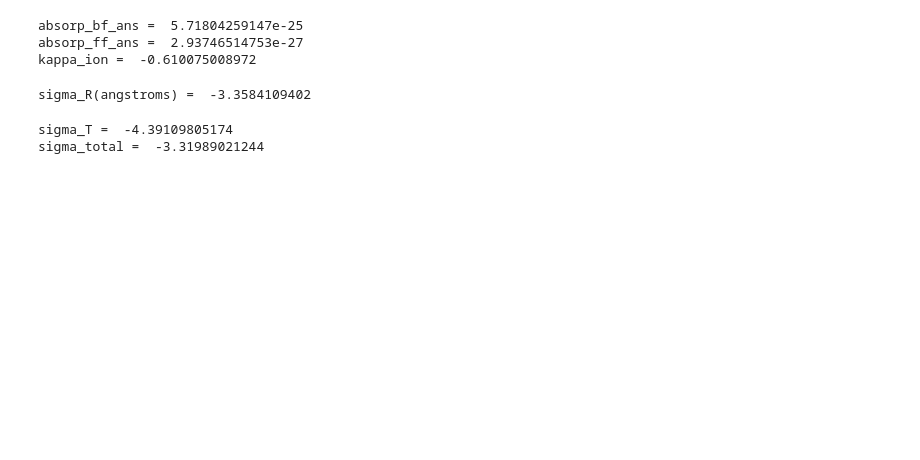
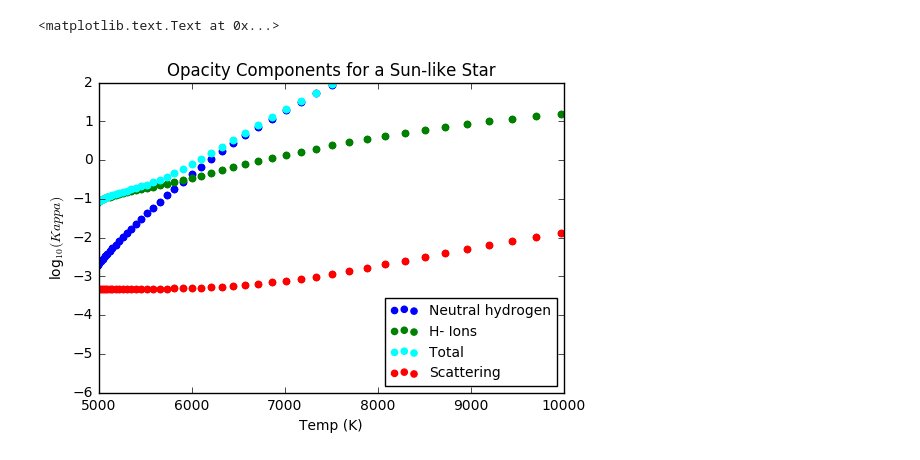
Before and after one commit to lockepatton/ContinuousOpacities, a Jupyter notebook: opacity_model.ipynb, the cells around one changed output. Cells and saved outputs as stored; diff of their text form; code cells hidden in the pictures; blank space fills up the shorter version.

Commit message:
Adding new opacity model. Added Vega data and made plots. Fixed a few errors

```diff
--- a/opacity_model.ipynb
+++ b/opacity_model.ipynb
@@ -127,43 +155,61 @@ absorp_H =  -25.1507410977
 # %%
 k_star = 0.00680133 + 0.178708*(5.) + 0.164790*(5.**2) - 0.024842*(5.**3) + (5.**4)*5.95244*10**(-4)
+k_star_vega = 0.00680133 + 0.178708*(7.) + 0.164790*(7.**2) - 0.024842*(7.**3) + (7.**4)*5.95244*10**(-4)
 
 #Bound-free absorption coefficient
-def absorp_bf(P,T):
-    absorp_bf_ans = (10**(-26)) * 10**P * 0.4158*(Theta(T))**(5./2.) * np.exp(1.726*(Theta(T))) * (1-np.exp((-h*v)/k*T)) * k_star
+def absorp_bf(P,T,v,k_star):
+    absorp_bf_ans = (10.**(-26)) * (10.**P) * 0.4158*((Theta(T))**(5./2.)) * np.exp(1.726*(Theta(T))) * (1-np.exp((-h*v)/(k*T))) * k_star
     return absorp_bf_ans
 #Free-free absorption coefficient
-def absorp_ff(P,T):
-    absorp_ff_ans = (10**(-26)) * 10**P * (0.0053666 - 0.011493*(Theta(T)) + 0.027029*(Theta(T))**(2) - (3.2062 - 11.924*(Theta(T)) + 5.939*(Theta(T))**(2))*(l/(10**6)) - (0.40192 - 7.0355*(Theta(T)) + 0.34592*(Theta(T))**(2))*((l**2)/(10**9)))
+def absorp_ff(P,T,l):
+    absorp_ff_ans = (10.**(-26)) * (10.**P) * (0.0053666 - 0.011493*(Theta(T)) + 0.027029*((Theta(T))**(2)) - (3.2062 - 11.924*(Theta(T)) + 5.939*((Theta(T))**(2)))*(l/(10**6)) - (0.40192 - 7.0355*(Theta(T)) + 0.34592*((Theta(T))**(2)))*((l**2)/(10**9)))
     return absorp_ff_ans
 
-print 'absorp_bf_ans = ', absorp_bf(P_test, T_test)
-print 'absorp_ff_ans = ', absorp_ff(P_test, T_test)
+#ionized hydrogen absorption coefficient for the sun-like star
+absorp_H_neg = absorp_bf(pe_log, temp, v, k_star) + absorp_ff(pe_log, temp, l)
+kappa_ion = absorp_H_neg*multiplier
+kappa_total = np.log10(kappa_atomic + kappa_ion)
 
-
-absorp_H_neg = absorp_bf(P_test, T_test) + absorp_ff(P_test, T_test)
-kappa_ion = absorp_H_neg*multiplier
-print 'kappa_ion = ', np.log10(kappa_ion)
+#ionized hydrogen absorption coefficient for Vega
+absorp_H_neg_vega = absorp_bf(p_vega, temp_vega, v_vega, k_star_vega) + absorp_ff(p_vega, temp_vega, l_vega)
+kappa_ion_vega = absorp_H_neg_vega*multiplier_vega
+kappa_total_vega = np.log10(kappa_atomic_vega + kappa_ion_vega)
-# %% [output]
-absorp_bf_ans =  5.71804259147e-25
-absorp_ff_ans =  2.93746514753e-27
-kappa_ion =  -0.610075008972
 # %%
 #Calculating rayleigh scattering cross section, l is in angstroms
 def cross_section_r(l):
     sigma_r_ans = (5.799*10**(-13))/(l**4) + 1.422*10**(-6)/(l**6) + 2.784/(l**8)
     return sigma_r_ans
 
+#Rayleigh scattering for the sun-like star
 sigma_R_ang = cross_section_r(5000)*multiplier
-print 'sigma_R(angstroms) = ', np.log10(sigma_R_ang)
+
+#Rayleigh scattering for Vega
+sigma_R_ang_vega = cross_section_r(7000)*multiplier_vega
-# %% [output]
-sigma_R(angstroms) =  -3.3584109402
 # %%
-#Calculating Thompson scattering
+#Calculating Thompson scattering for the sun-like star
 sigma_T = sigma_t * ((X(H_ratio) + Y(m_ratio)/A)/((1.+4.*B)*m_h))
-print 'sigma_T = ', np.log10(sigma_T)
 
+#Calculating total scattering for the sun-like star
 sigma_total = np.log10(sigma_R_ang + sigma_T)
-print 'sigma_total = ', sigma_total
+
+
+#Calculating Thompson scattering for Vega
+sigma_T_vega = sigma_t * ((X(H_ratio_vega) + Y(m_ratio_vega)/A)/((1.+4.*B)*m_h))
+
+#Calculating total scattering for Vega
+sigma_total_vega = np.log10(sigma_R_ang_vega + sigma_T_vega)
-# %% [output]
-sigma_T =  -4.39109805174
-sigma_total =  -3.31989021244
+# %%
+#For some reason, when I use plt.plot, it creates a line connecting the end points
+plt.scatter(temp, np.log10(kappa_atomic), color = 'blue', label = 'Neutral hydrogen')
+plt.scatter(temp, np.log10(kappa_ion), color = 'green', label = 'H- Ions')
+plt.scatter(temp, kappa_total, color = 'cyan', label = 'Total')
+plt.scatter(temp, sigma_total, color = 'red', label = 'Scattering')
+plt.xlim(5000, 10000)
+plt.ylim(-6, 2)
+plt.legend(loc=4, prop={'size':10})
+plt.xlabel('Temp (K)')
+plt.ylabel(r'log$_{10}(Kappa)$')
+plt.title('Opacity Components for a Sun-like Star')
+# %% [output]
+<matplotlib.text.Text at 0x...>
+[figure, added]
```
Also changed, not shown: parts of 4 cells of this notebook.
